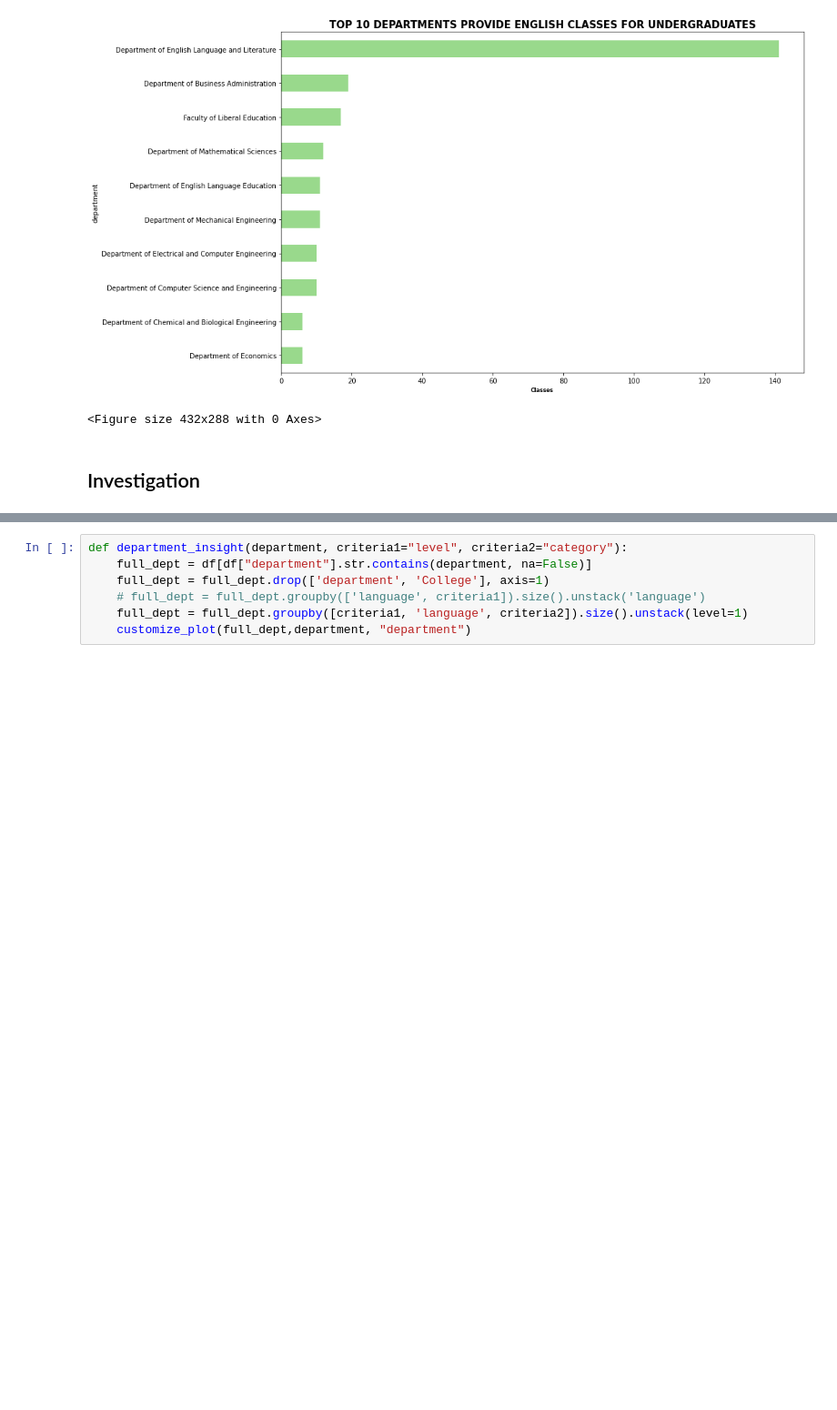
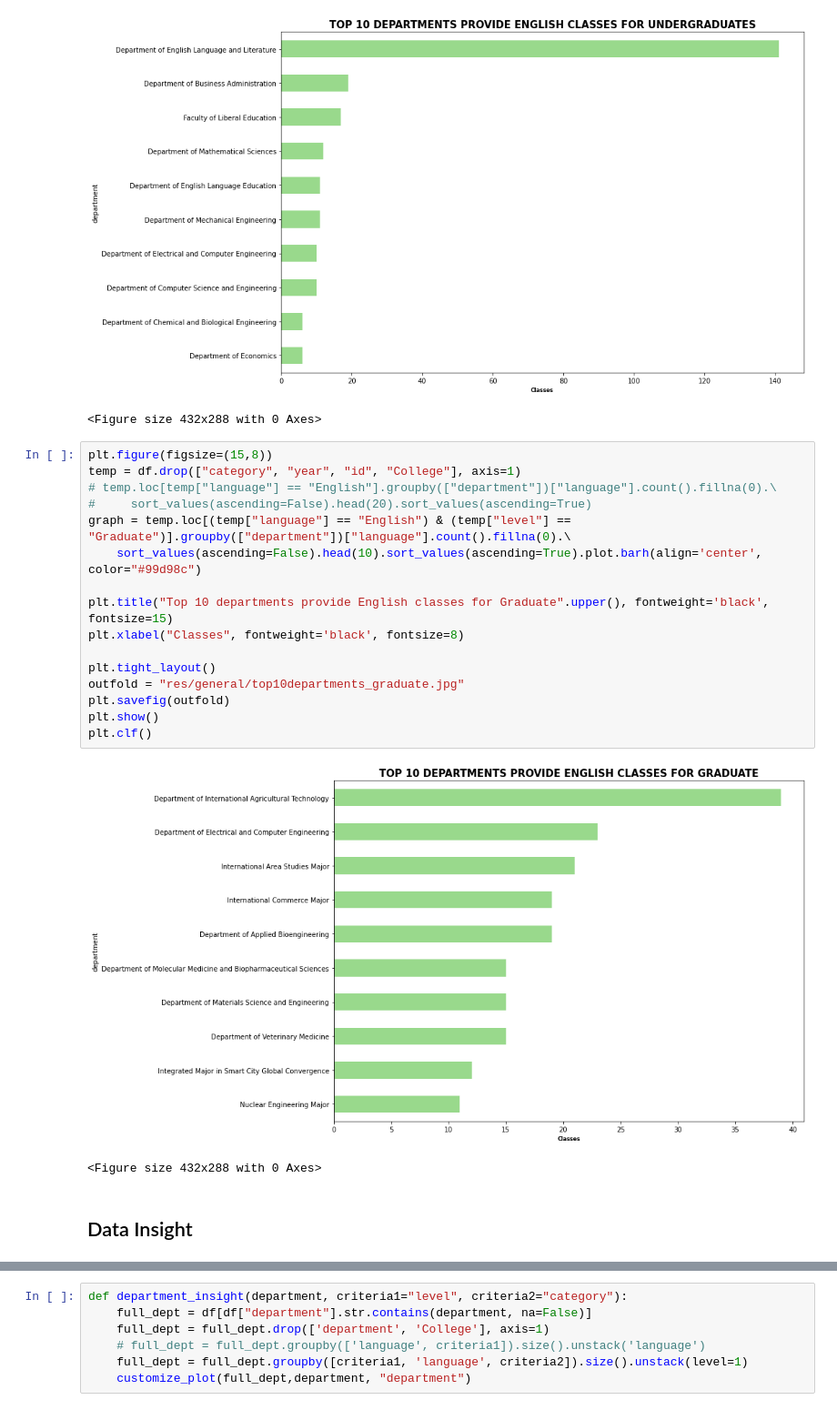
Before and after one commit to minhlgdo/understanding-sugang, a Jupyter notebook: insight.ipynb, the cells around one changed output, grey strips where cells are left out. Shown at 91% size. Drawn from its saved outputs; the diff is of its cells as text; blank space fills up the shorter version.

```diff
--- a/insight.ipynb
+++ b/insight.ipynb
@@ -307,6 +354,25 @@ plt.clf()
 # %% [output]
 [figure]
 <Figure size 432x288 with 0 Axes>
-# %% [markdown]
-## Investigation
+# %%
+plt.figure(figsize=(15,8))
+temp = df.drop(["category", "year", "id", "College"], axis=1)
+# temp.loc[temp["language"] == "English"].groupby(["department"])["language"].count().fillna(0).\
+#     sort_values(ascending=False).head(20).sort_values(ascending=True)
+graph = temp.loc[(temp["language"] == "English") & (temp["level"] == "Graduate")].groupby(["department"])["language"].count().fillna(0).\
+    sort_values(ascending=False).head(10).sort_values(ascending=True).plot.barh(align='center', color="#99d98c")
+
+plt.title("Top 10 departments provide English classes for Graduate".upper(), fontweight='black', fontsize=15)
+plt.xlabel("Classes", fontweight='black', fontsize=8)
+
+plt.tight_layout()
+outfold = "res/general/top10departments_graduate.jpg"
+plt.savefig(outfold)
+plt.show()
+plt.clf()
+# %% [output]
+[figure, added]
+<Figure size 432x288 with 0 Axes>
+# %% [markdown]
+## Data Insight
 # %%
```
Also changed, not shown: parts of 19 cells of this notebook, 12 other files.
